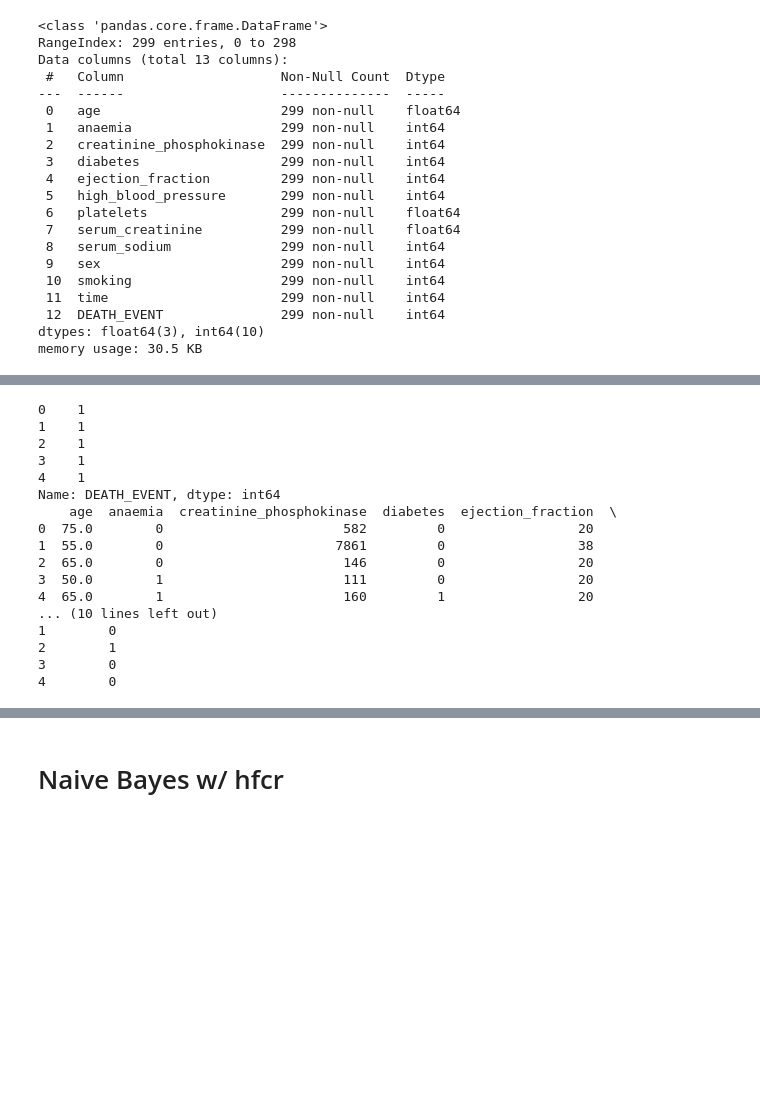
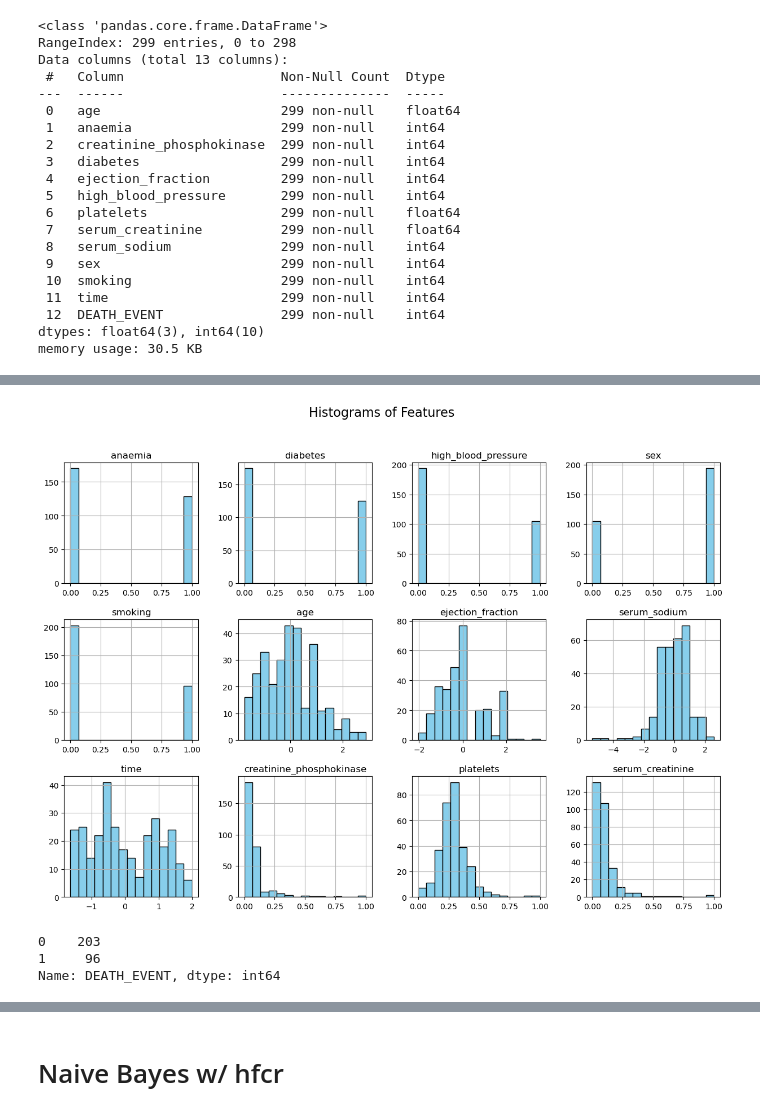
Before and after one commit to JaigonRyu/Health-Classification-Trials, a Jupyter notebook: classification_trials.ipynb, the cells around one changed output, grey strips where cells are left out. Drawn from its saved outputs; the diff is of its cells as text; code cells hidden in the pictures; blank space fills up the shorter version.

Commit message:
work on second dataset

```diff
--- a/classification_trials.ipynb
+++ b/classification_trials.ipynb
@@ -53,23 +58,51 @@ memory usage: 30.5 KB
+# %%
+binary_features = ["anaemia", "diabetes", "high_blood_pressure", "sex", "smoking"]
+continuous_features_standardize = ["age", "ejection_fraction", "serum_sodium", "time"]
+continuous_features_normalize = ["creatinine_phosphokinase", "platelets", "serum_creatinine"]
+
+standard_scaler = StandardScaler()
+minmax_scaler = MinMaxScaler()
+
+binary_data = hfcr[binary_features]
+
+# Standardize normally distributed features
+standardized_data = pd.DataFrame(
+    standard_scaler.fit_transform(hfcr[continuous_features_standardize]),
+    columns=continuous_features_standardize,
+)
+
+# Normalize skewed features
+normalized_data = pd.DataFrame(
+    minmax_scaler.fit_transform(hfcr[continuous_features_normalize]),
+    columns=continuous_features_normalize,
+)
+
+target = hfcr['DEATH_EVENT']
+
+# 4. Combine all features back into a single dataset
+processed_data = pd.concat([binary_data, standardized_data, normalized_data, target], axis=1)
+# %%
+processed_data.iloc[:, :-1].hist(bins=15, figsize=(15, 10), layout=(3, 4), color='skyblue', edgecolor='black')
+plt.suptitle('Histograms of Features', fontsize=16)
+plt.show()
+
+
+
+
+#print(target.head())
+#print(features.head())
+# %% [output]
+[figure, added]
 # %%
-features = hfcr.iloc[:,0:11]
-target = hfcr.iloc[:, 12]
+features = processed_data.iloc[:,:-1]
+target = processed_data.iloc[:,12]
+#print(features.head())
 #print(target.head())
-#print(features.head())
-# %% [output]
-0    1
-1    1
-2    1
-3    1
-4    1
-Name: DEATH_EVENT, dtype: int64
-    age  anaemia  creatinine_phosphokinase  diabetes  ejection_fraction  \
-0  75.0        0                       582         0                 20
-1  55.0        0                      7861         0                 38
-2  65.0        0                       146         0                 20
-3  50.0        1                       111         0                 20
-4  65.0        1                       160         1                 20
-... (10 lines left out)
-1        0
-2        1
-3        0
-4        0
+# %%
+# check for imbalances
+target_counts = pd.Series(target).value_counts()
+print(target_counts)
+# %% [output]
+0    203
+1     96
+Name: DEATH_EVENT, dtype: int64
```
Also changed, not shown: parts of 65 cells of this notebook, 1 other file.
